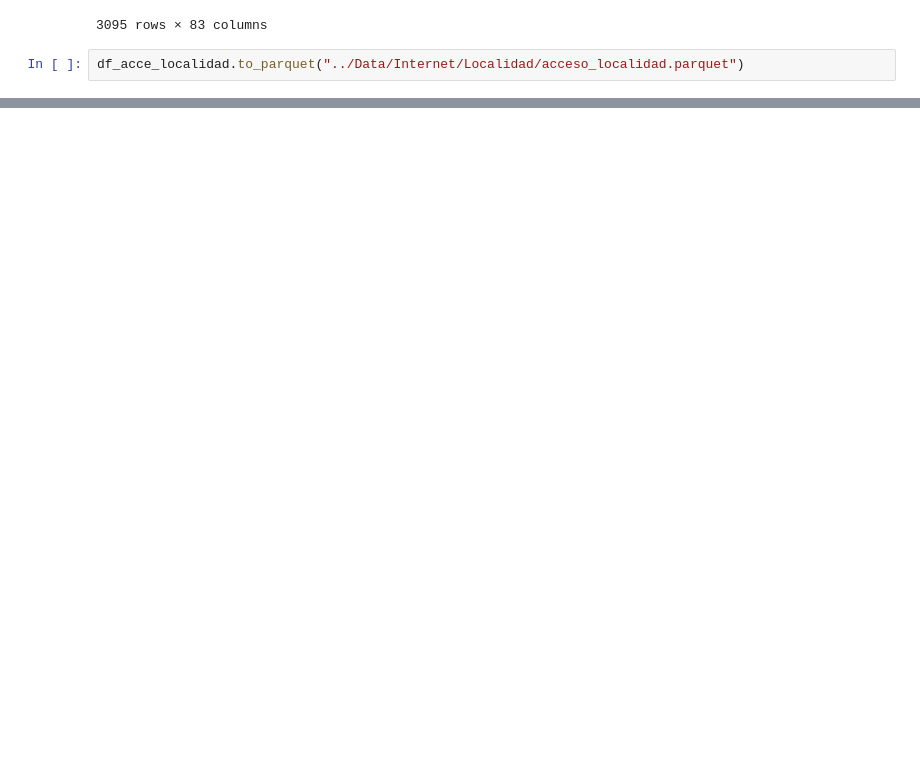
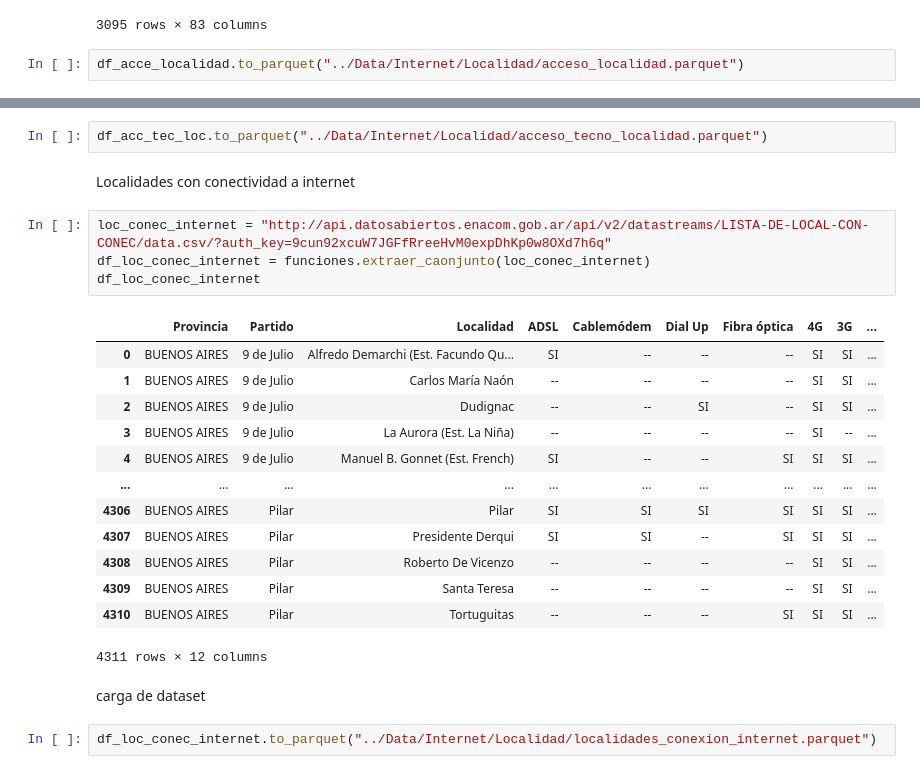
Before and after one commit to freddyv1828/Telecomunicaciones, a Jupyter notebook: Notebooks/Extraccion.ipynb, the cells around one changed output, grey strips where cells are left out. Saved outputs shown, nothing was run; the diff lists cells and outputs as text; blank space fills up the shorter version.

```diff
--- a/Notebooks/Extraccion.ipynb
+++ b/Notebooks/Extraccion.ipynb
@@ -112,0 +133,26 @@ df_acce_localidad.to_parquet("../Data/Internet/Localidad/acceso_localidad.parque
+# %%
+df_acc_tec_loc.to_parquet("../Data/Internet/Localidad/acceso_tecno_localidad.parquet")
+# %% [markdown]
+Localidades con conectividad a internet
+# %%
+loc_conec_internet = "http://api.datosabiertos.enacom.gob.ar/api/v2/datastreams/LISTA-DE-LOCAL-CON-CONEC/data.csv/?auth_key=9cun92xcuW7JGFfRreeHvM0expDhKp0w8OXd7h6q"
+df_loc_conec_internet = funciones.extraer_caonjunto(loc_conec_internet)
+df_loc_conec_internet
+# %% [output]
+|  | Provincia | Partido | Localidad | ADSL | Cablemódem | Dial Up | Fibra óptica | 4G | 3G | ... |
+| 0 | BUENOS AIRES | 9 de Julio | Alfredo Demarchi (Est. Facundo Qu... | SI | -- | -- | -- | SI | SI | ... |
+| 1 | BUENOS AIRES | 9 de Julio | Carlos María Naón | -- | -- | -- | -- | SI | SI | ... |
+| 2 | BUENOS AIRES | 9 de Julio | Dudignac | -- | -- | SI | -- | SI | SI | ... |
+| 3 | BUENOS AIRES | 9 de Julio | La Aurora (Est. La Niña) | -- | -- | -- | -- | SI | -- | ... |
+| 4 | BUENOS AIRES | 9 de Julio | Manuel B. Gonnet (Est. French) | SI | -- | -- | SI | SI | SI | ... |
+| ... | ... | ... | ... | ... | ... | ... | ... | ... | ... | ... |
+| 4306 | BUENOS AIRES | Pilar | Pilar | SI | SI | SI | SI | SI | SI | ... |
+| 4307 | BUENOS AIRES | Pilar | Presidente Derqui | SI | SI | -- | SI | SI | SI | ... |
+| 4308 | BUENOS AIRES | Pilar | Roberto De Vicenzo | -- | -- | -- | -- | SI | SI | ... |
+| 4309 | BUENOS AIRES | Pilar | Santa Teresa | -- | -- | -- | -- | SI | SI | ... |
+| 4310 | BUENOS AIRES | Pilar | Tortuguitas | -- | -- | -- | SI | SI | SI | ... |
+4311 rows × 12 columns
+# %% [markdown]
+carga de dataset
+# %%
+df_loc_conec_internet.to_parquet("../Data/Internet/Localidad/localidades_conexion_internet.parquet")
```
Also changed, not shown: parts of 6 cells of this notebook, 3 other files.
